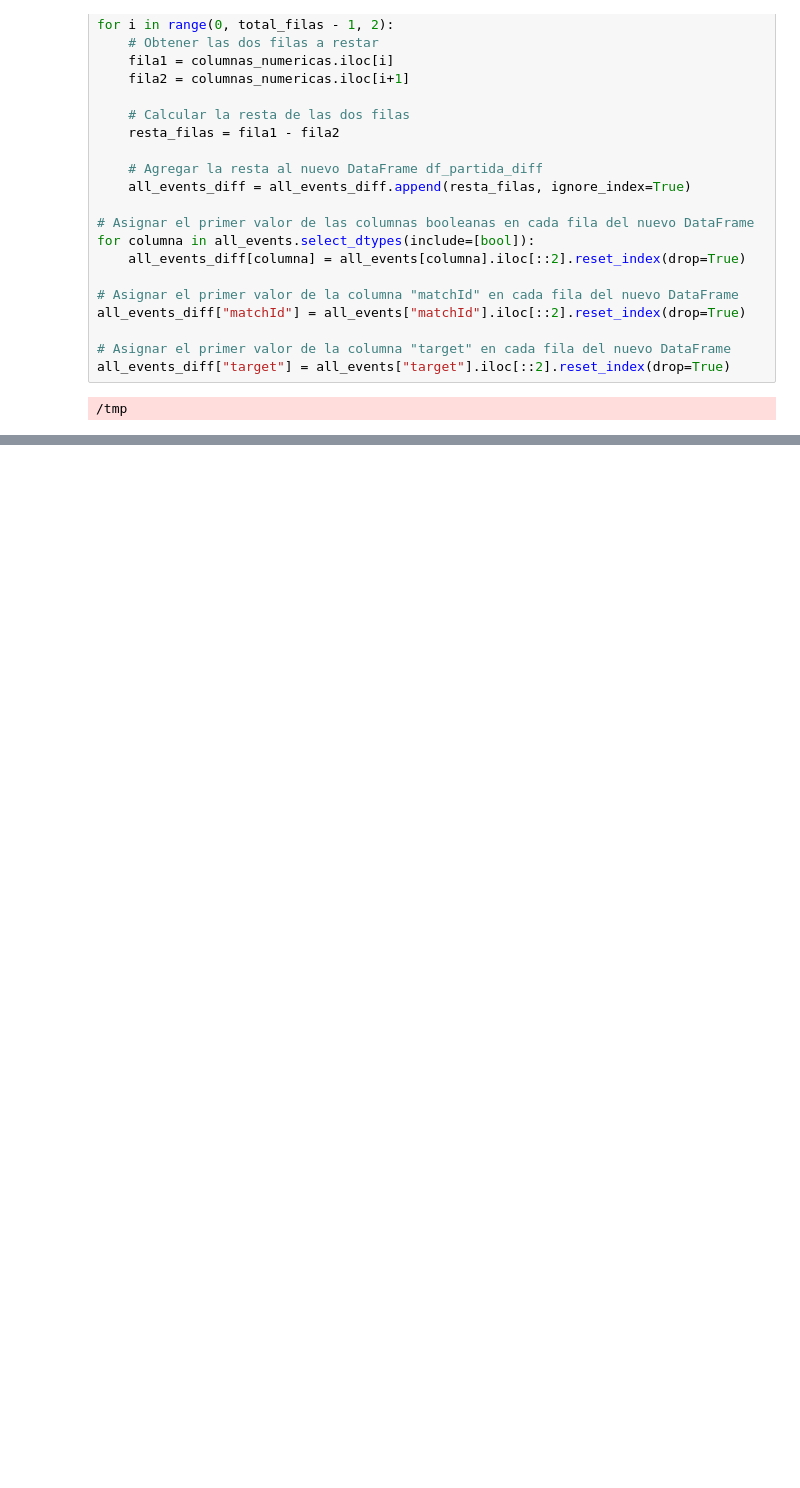
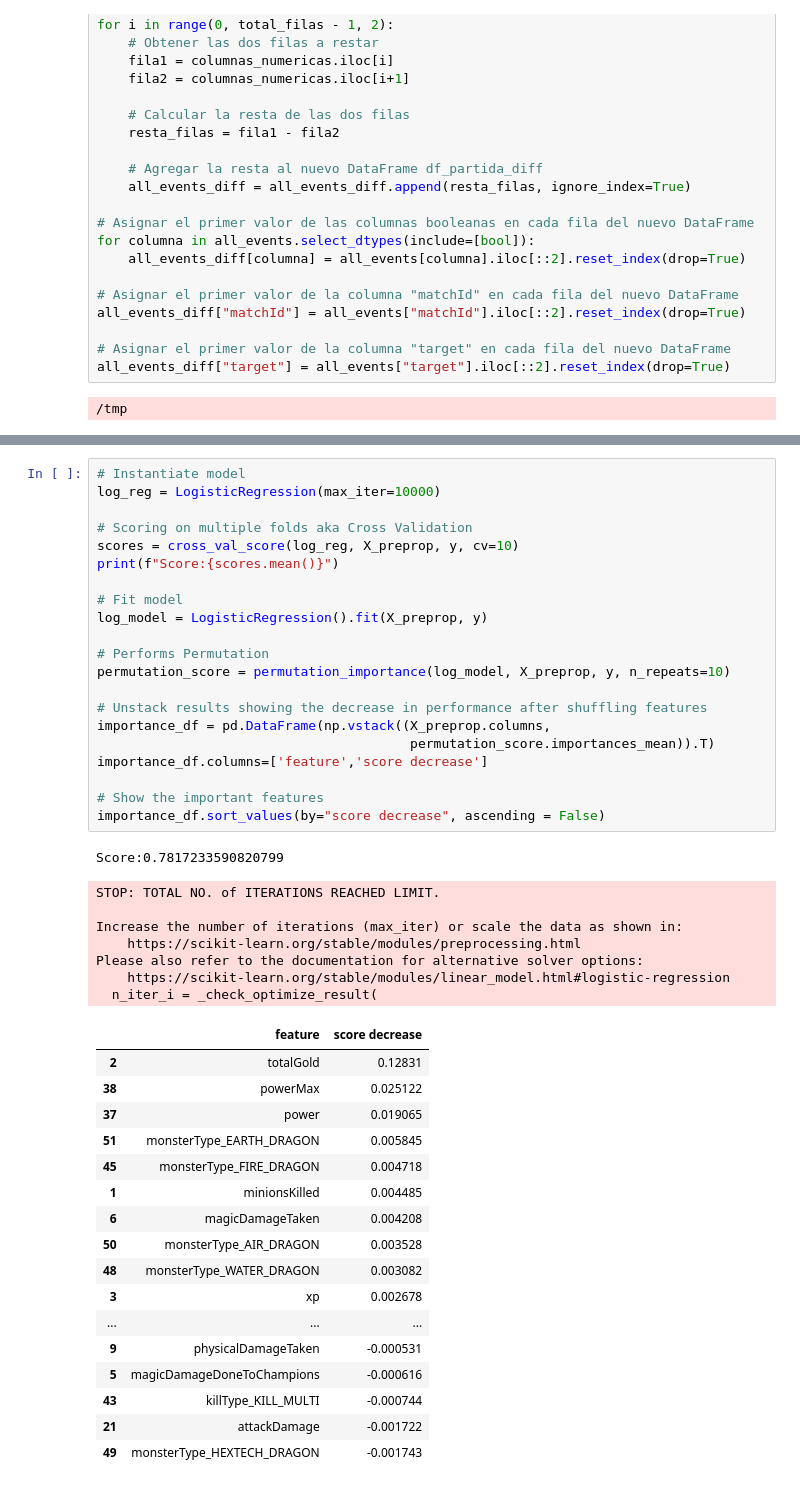
Before and after one commit to nicolas-muzzio/Spirit_of_the_LoL, a Jupyter notebook: timeline..ipynb, the cells around one changed output, grey strips where cells are left out. Cells and saved outputs as stored; diff of their text form; blank space fills up the shorter version.

Commit message:
checkpoint

```diff
--- a/timeline..ipynb
+++ b/timeline..ipynb
@@ -204,0 +260,47 @@ all_events_diff
+# %%
+# Instantiate model
+log_reg = LogisticRegression(max_iter=10000)
+
+# Scoring on multiple folds aka Cross Validation
+scores = cross_val_score(log_reg, X_preprop, y, cv=10)
+print(f"Score:{scores.mean()}")
+
+# Fit model
+log_model = LogisticRegression().fit(X_preprop, y)
+
+# Performs Permutation
+permutation_score = permutation_importance(log_model, X_preprop, y, n_repeats=10)
+
+# Unstack results showing the decrease in performance after shuffling features
+importance_df = pd.DataFrame(np.vstack((X_preprop.columns,
+                                        permutation_score.importances_mean)).T)
+importance_df.columns=['feature','score decrease']
+
+# Show the important features
+importance_df.sort_values(by="score decrease", ascending = False)
+# %% [output]
+Score:0.7817233590820799
+STOP: TOTAL NO. of ITERATIONS REACHED LIMIT.
+
+Increase the number of iterations (max_iter) or scale the data as shown in:
+    https://scikit-learn.org/stable/modules/preprocessing.html
+Please also refer to the documentation for alternative solver options:
+    https://scikit-learn.org/stable/modules/linear_model.html#logistic-regression
+  n_iter_i = _check_optimize_result(
+|  | feature | score decrease |
+| 2 | totalGold | 0.12831 |
+| 38 | powerMax | 0.025122 |
+| 37 | power | 0.019065 |
+| 51 | monsterType_EARTH_DRAGON | 0.005845 |
+| 45 | monsterType_FIRE_DRAGON | 0.004718 |
+| 1 | minionsKilled | 0.004485 |
+| 6 | magicDamageTaken | 0.004208 |
+| 50 | monsterType_AIR_DRAGON | 0.003528 |
+| 48 | monsterType_WATER_DRAGON | 0.003082 |
+| 3 | xp | 0.002678 |
+| ... | ... | ... |
+| 9 | physicalDamageTaken | -0.000531 |
+| 5 | magicDamageDoneToChampions | -0.000616 |
+| 43 | killType_KILL_MULTI | -0.000744 |
+| 21 | attackDamage | -0.001722 |
+| 49 | monsterType_HEXTECH_DRAGON | -0.001743 |
```
Also changed, not shown: parts of 7 cells of this notebook.
